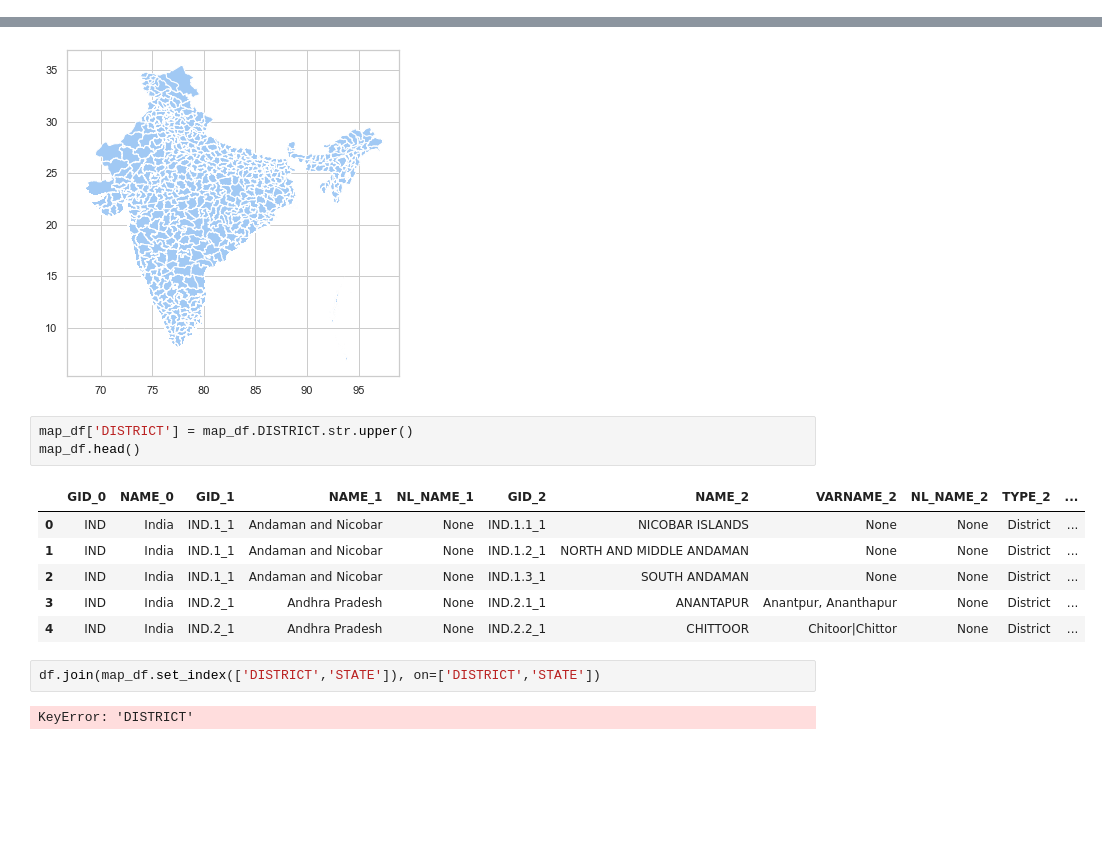
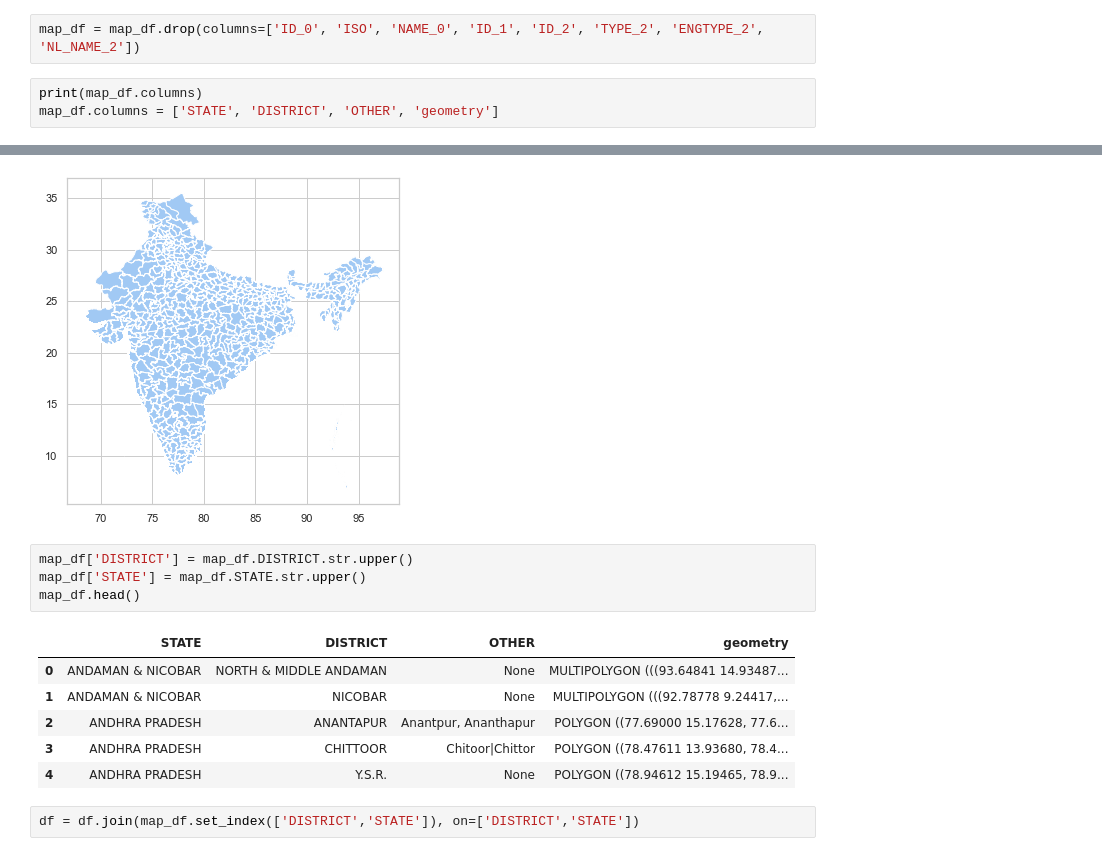
Before and after one commit to sbenstewart/smart-india-hackathon, a Jupyter notebook: code.ipynb, the cells around one changed output, grey strips where cells are left out. Saved outputs shown, nothing was run; the diff lists cells and outputs as text; blank space fills up the shorter version.

```diff
--- a/code.ipynb
+++ b/code.ipynb
@@ -63,0 +64,5 @@ map_df.head()
+# %%
+map_df = map_df.drop(columns=['ID_0', 'ISO', 'NAME_0', 'ID_1', 'ID_2', 'TYPE_2', 'ENGTYPE_2', 'NL_NAME_2'])
+# %%
+print(map_df.columns)
+map_df.columns = ['STATE', 'DISTRICT', 'OTHER', 'geometry']
@@ -88,18 +95,17 @@ map_df.plot()
 [figure]
 # %%
 map_df['DISTRICT'] = map_df.DISTRICT.str.upper()
+map_df['STATE'] = map_df.STATE.str.upper()
 map_df.head()
 # %% [output]
-|  | GID_0 | NAME_0 | GID_1 | NAME_1 | NL_NAME_1 | GID_2 | NAME_2 | VARNAME_2 | NL_NAME_2 | TYPE_2 | ... |
-| 0 | IND | India | IND.1_1 | Andaman and Nicobar | None | IND.1.1_1 | NICOBAR ISLANDS | None | None | District | ... |
-| 1 | IND | India | IND.1_1 | Andaman and Nicobar | None | IND.1.2_1 | NORTH AND MIDDLE ANDAMAN | None | None | District | ... |
-| 2 | IND | India | IND.1_1 | Andaman and Nicobar | None | IND.1.3_1 | SOUTH ANDAMAN | None | None | District | ... |
-| 3 | IND | India | IND.2_1 | Andhra Pradesh | None | IND.2.1_1 | ANANTAPUR | Anantpur, Ananthapur | None | District | ... |
-| 4 | IND | India | IND.2_1 | Andhra Pradesh | None | IND.2.2_1 | CHITTOOR | Chitoor|Chittor | None | District | ... |
+|  | STATE | DISTRICT | OTHER | geometry |
+| 0 | ANDAMAN & NICOBAR | NORTH & MIDDLE ANDAMAN | None | MULTIPOLYGON (((93.64841 14.93487... |
+| 1 | ANDAMAN & NICOBAR | NICOBAR | None | MULTIPOLYGON (((92.78778 9.24417,... |
+| 2 | ANDHRA PRADESH | ANANTAPUR | Anantpur, Ananthapur | POLYGON ((77.69000 15.17628, 77.6... |
+| 3 | ANDHRA PRADESH | CHITTOOR | Chitoor|Chittor | POLYGON ((78.47611 13.93680, 78.4... |
+| 4 | ANDHRA PRADESH | Y.S.R. | None | POLYGON ((78.94612 15.19465, 78.9... |
 # %%
-df.join(map_df.set_index(['DISTRICT','STATE']), on=['DISTRICT','STATE'])
+df = df.join(map_df.set_index(['DISTRICT','STATE']), on=['DISTRICT','STATE'])
-# %% [output]
-KeyError: 'DISTRICT'
 # %%
 df
 # %% [output]
```
Also changed, not shown: parts of 6 cells of this notebook, 1 other file.
